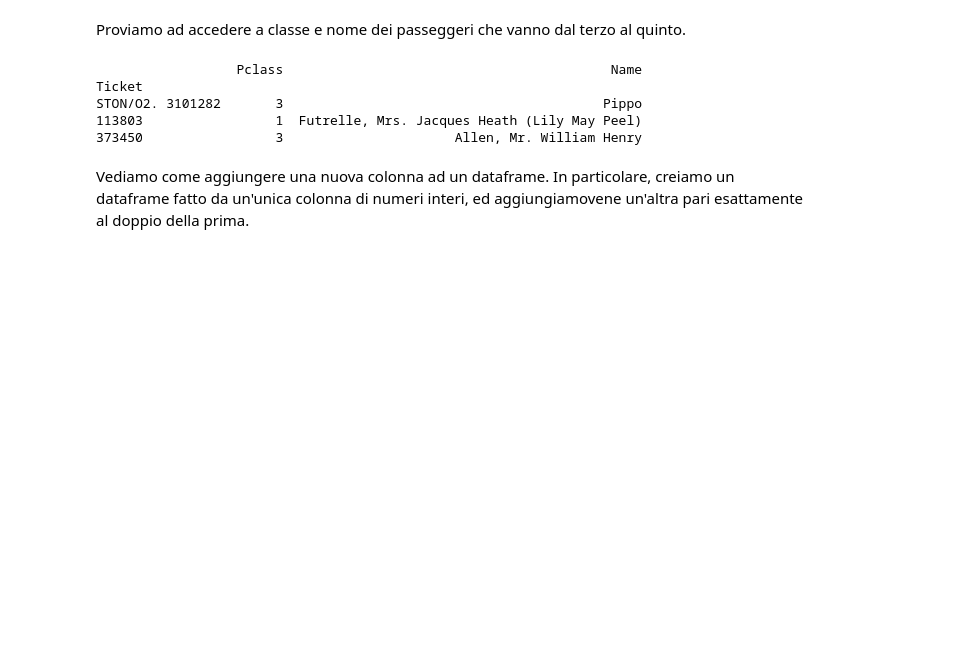
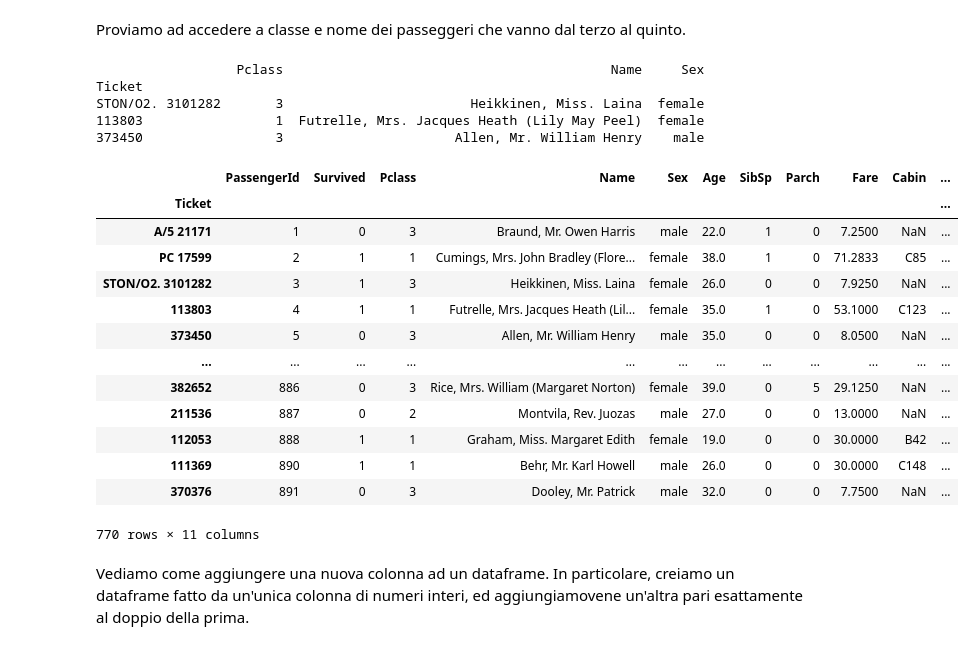
Before and after one commit to anhelus/pcs, a Jupyter notebook: docs/material/02_libs/09_pandas/notebook.ipynb, the cells around one changed output. Cells and saved outputs as stored; diff of their text form; code cells hidden in the pictures; blank space fills up the shorter version.

```diff
--- a/docs/material/02_libs/09_pandas/notebook.ipynb
+++ b/docs/material/02_libs/09_pandas/notebook.ipynb
@@ -55,13 +65,31 @@ Name: STON/O2. 3101282, dtype: object
 # %% [markdown]
 Proviamo ad accedere a classe e nome dei passeggeri che vanno dal terzo al quinto.
 # %%
-print(titanic.iloc[2:5, 2:4])
+print(titanic.iloc[2:5, 2:5])
 # %% [output]
-                  Pclass                                          Name
+                  Pclass                                          Name     Sex
 Ticket
-STON/O2. 3101282       3                                         Pippo
-113803                 1  Futrelle, Mrs. Jacques Heath (Lily May Peel)
-373450                 3                      Allen, Mr. William Henry
+STON/O2. 3101282       3                        Heikkinen, Miss. Laina  female
+113803                 1  Futrelle, Mrs. Jacques Heath (Lily May Peel)  female
+373450                 3                      Allen, Mr. William Henry    male
+# %%
+maggiorenni = titanic[(titanic['Age'] > 18) | (titanic['Sex'] == 'male')]
+maggiorenni
+# %% [output]
+|  | PassengerId | Survived | Pclass | Name | Sex | Age | SibSp | Parch | Fare | Cabin | ... |
+| Ticket |  |  |  |  |  |  |  |  |  |  | ... |
+| A/5 21171 | 1 | 0 | 3 | Braund, Mr. Owen Harris | male | 22.0 | 1 | 0 | 7.2500 | NaN | ... |
+| PC 17599 | 2 | 1 | 1 | Cumings, Mrs. John Bradley (Flore... | female | 38.0 | 1 | 0 | 71.2833 | C85 | ... |
+| STON/O2. 3101282 | 3 | 1 | 3 | Heikkinen, Miss. Laina | female | 26.0 | 0 | 0 | 7.9250 | NaN | ... |
+| 113803 | 4 | 1 | 1 | Futrelle, Mrs. Jacques Heath (Lil... | female | 35.0 | 1 | 0 | 53.1000 | C123 | ... |
+| 373450 | 5 | 0 | 3 | Allen, Mr. William Henry | male | 35.0 | 0 | 0 | 8.0500 | NaN | ... |
+| ... | ... | ... | ... | ... | ... | ... | ... | ... | ... | ... | ... |
+| 382652 | 886 | 0 | 3 | Rice, Mrs. William (Margaret Norton) | female | 39.0 | 0 | 5 | 29.1250 | NaN | ... |
+| 211536 | 887 | 0 | 2 | Montvila, Rev. Juozas | male | 27.0 | 0 | 0 | 13.0000 | NaN | ... |
+| 112053 | 888 | 1 | 1 | Graham, Miss. Margaret Edith | female | 19.0 | 0 | 0 | 30.0000 | B42 | ... |
+| 111369 | 890 | 1 | 1 | Behr, Mr. Karl Howell | male | 26.0 | 0 | 0 | 30.0000 | C148 | ... |
+| 370376 | 891 | 0 | 3 | Dooley, Mr. Patrick | male | 32.0 | 0 | 0 | 7.7500 | NaN | ... |
+770 rows × 11 columns
 # %% [markdown]
 Vediamo come aggiungere una nuova colonna ad un dataframe. In particolare, creiamo un dataframe fatto da un'unica colonna di numeri interi, ed aggiungiamovene un'altra pari esattamente al doppio della prima.
 # %%
```
Also changed, not shown: parts of 12 cells of this notebook, 5 other files.
